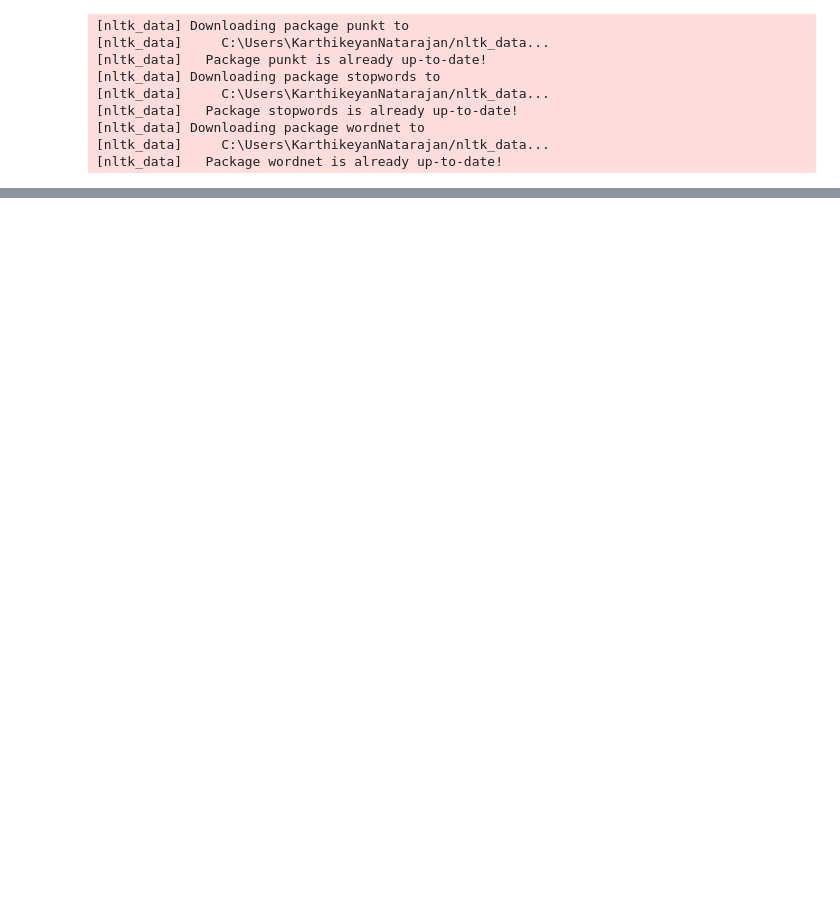
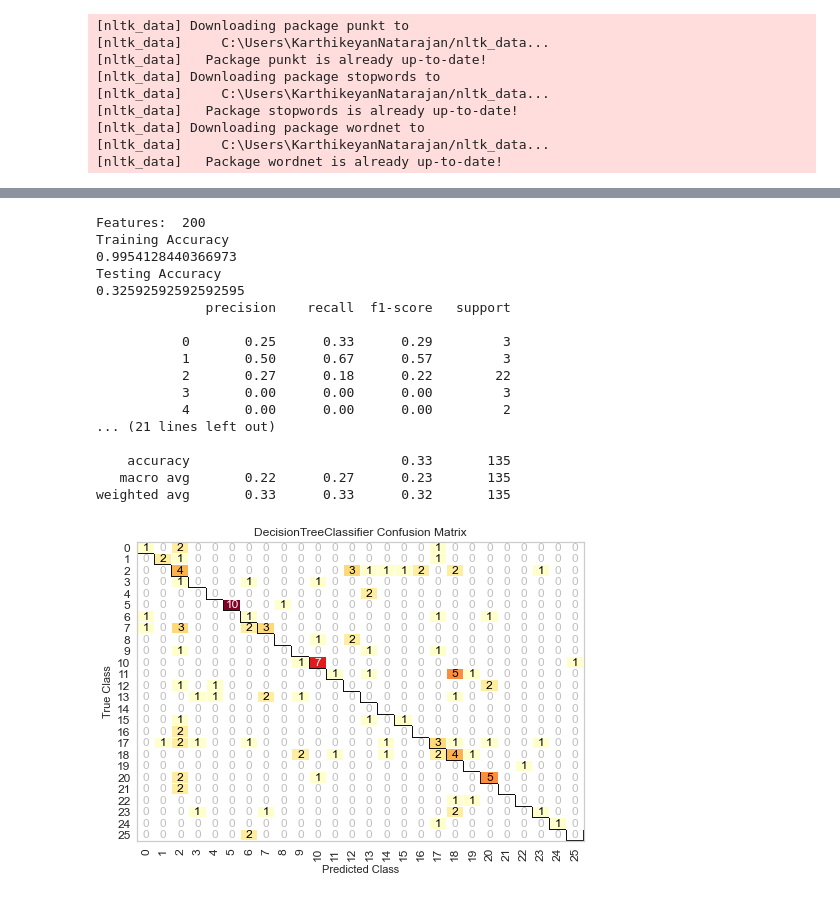
Before and after one commit to ayush1689/Mystic-Hackers-Chat-Bot, a Jupyter notebook: WorkingCodeHighAccuracy.ipynb, the cells around one changed output, grey strips where cells are left out. Cells and saved outputs as stored; diff of their text form; code cells hidden in the pictures; blank space fills up the shorter version.

```diff
--- a/WorkingCodeHighAccuracy.ipynb
+++ b/WorkingCodeHighAccuracy.ipynb
@@ -423,0 +145,8 @@ weighted avg       0.78      0.62      0.66        29
+# %%
+"""
+Split Pandas Dataframe into train, validation and testset.
+Convert data to keras conforming form
+"""
+
+print(categoryToCode)
+train, validation, test = split_df(data_cleaned, 'Code',0.85,0.15,0)
@@ -423,0 +279,32 @@ weighted avg       0.78      0.62      0.66        29
+# %%
+def tokenize_test(model,train,validation,vect,class1):
+    from sklearn.decomposition import NMF
+    from sklearn.preprocessing import Normalizer
+    lsa = TruncatedSVD(n_components=200)
+
+    X_train_dtm = vect.fit_transform(train["Text"])
+    print ('Features: ', X_train_dtm.shape[1])
+    X_test_dtm = vect.transform(validation["Text"])
+    #\train_text = lsa.fit_transform(X_train_dtm)
+    #test_text = lsa.fit_transform(X_test_dtm)
+    train_text = Normalizer(copy=False).fit_transform(X_train_dtm)
+    test_text = Normalizer(copy=False).transform(X_test_dtm)
+    model.fit(train_text, train["Code"])
+    y_pred_class = model.predict(test_text)
+
+    print("Training Accuracy")
+    print(model.score(train_text,train["Code"]))
+    print("Testing Accuracy")
+    print(model.score(test_text,validation["Code"]))
+    print(classification_report(y_pred_class,validation["Code"]))
+    cm = ConfusionMatrix(model, classes=class1)
+
+
+
+#To create the ConfusionMatrix, we need some test data. Score runs predict() on the data
+#and then creates the confusion_matrix from scikit learn.
+    cm.score(test_text, validation["Code"])
+
+#How did we do?
+    cm.poof()
+    #print(confusion_matrix(y_pred_class,validation["Code"]))
@@ -423,0 +328,22 @@ weighted avg       0.78      0.62      0.66        29
+# %%
+from yellowbrick.classifier import ConfusionMatrix
+tokenize_test(DecisionTreeClassifier(),train,validation,get_vec_pipe(text_clf),class1=list(range(0,train["Code"].nunique())))
+# %% [output]
+Features:  200
+Training Accuracy
+0.9954128440366973
+Testing Accuracy
+0.32592592592592595
+              precision    recall  f1-score   support
+
+           0       0.25      0.33      0.29         3
+           1       0.50      0.67      0.57         3
+           2       0.27      0.18      0.22        22
+           3       0.00      0.00      0.00         3
+           4       0.00      0.00      0.00         2
+... (21 lines left out)
+
+    accuracy                           0.33       135
+   macro avg       0.22      0.27      0.23       135
+weighted avg       0.33      0.33      0.32       135
+[figure, added]
```
Also changed, not shown: parts of 52 cells of this notebook.
